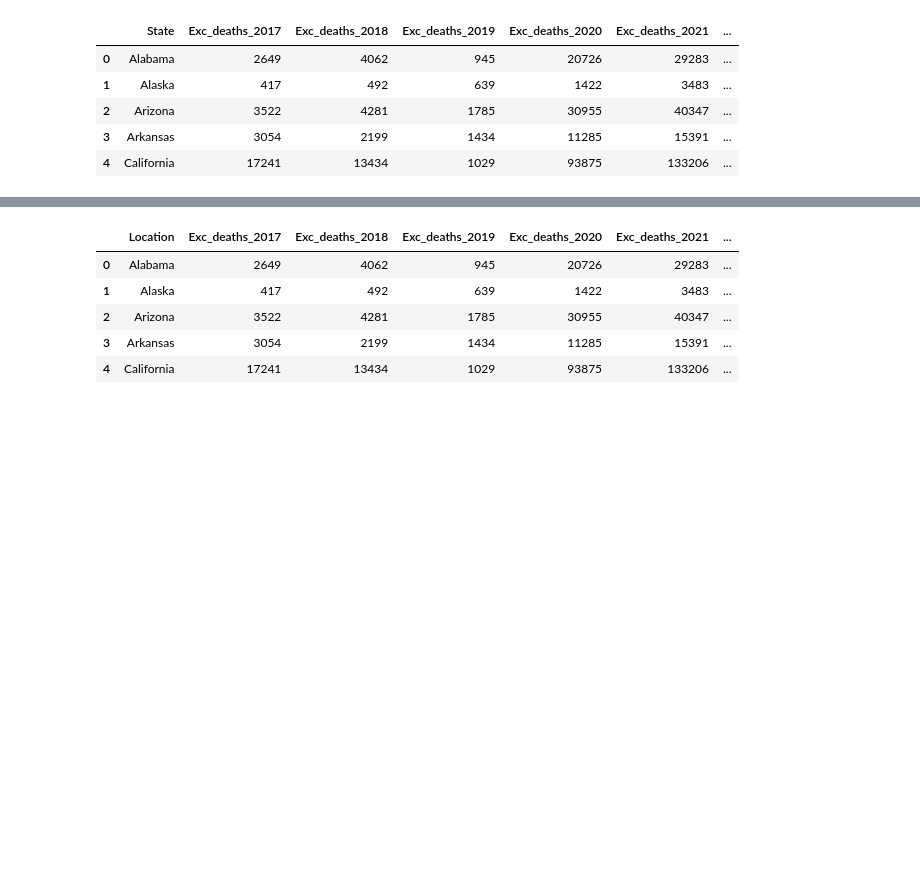
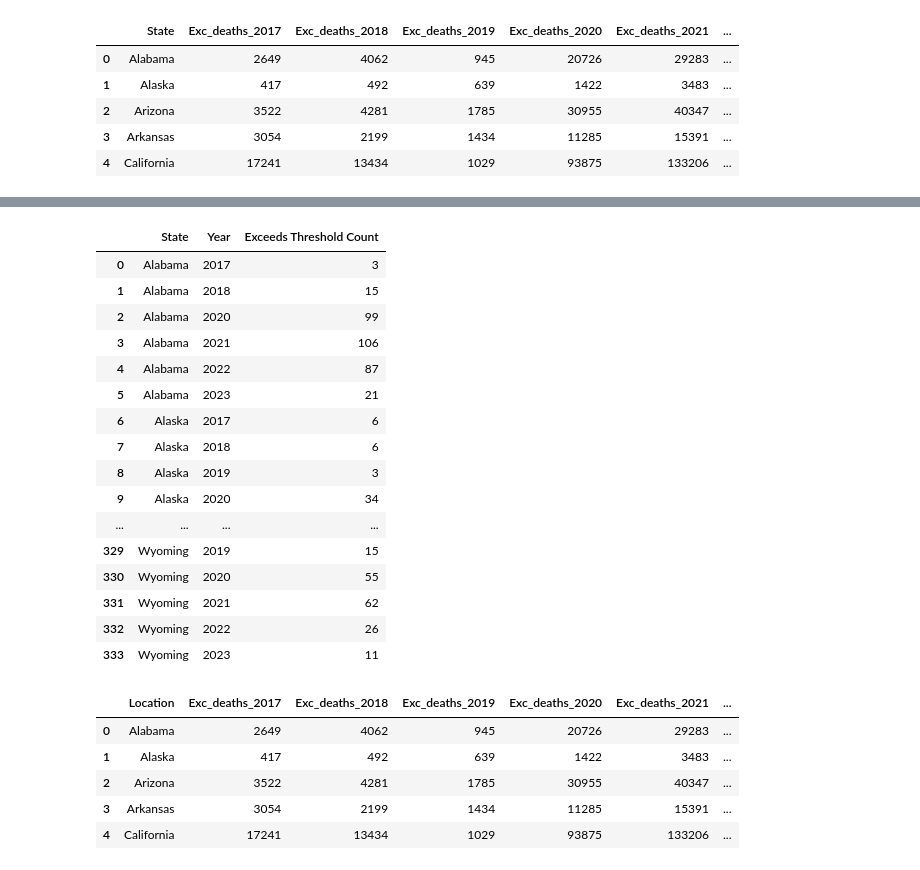
Before and after one commit to rafirahman27/Preparing_for_the_next_Pandemic, a Jupyter notebook: Rafi.ipynb, the cells around one changed output, grey strips where cells are left out. Drawn from its saved outputs; the diff is of its cells as text; code cells hidden in the pictures; blank space fills up the shorter version.

```diff
--- a/Rafi.ipynb
+++ b/Rafi.ipynb
@@ -138,3 +171,28 @@ exceeds_threshold.head()
+# %%
+deaths["Week Ending Date"] = pd.to_datetime(deaths["Week Ending Date"])
+deaths["Year"] = deaths["Week Ending Date"].dt.year
+exceeds_threshold = deaths[deaths["Exceeds Threshold"] == True]
+result = exceeds_threshold.groupby(["State", "Year"]).size().reset_index(name="Exceeds Threshold Count")
+
+result
+# %% [output]
+|  | State | Year | Exceeds Threshold Count |
+| 0 | Alabama | 2017 | 3 |
+| 1 | Alabama | 2018 | 15 |
+| 2 | Alabama | 2020 | 99 |
+| 3 | Alabama | 2021 | 106 |
+| 4 | Alabama | 2022 | 87 |
+| 5 | Alabama | 2023 | 21 |
+| 6 | Alaska | 2017 | 6 |
+| 7 | Alaska | 2018 | 6 |
+| 8 | Alaska | 2019 | 3 |
+| 9 | Alaska | 2020 | 34 |
+| ... | ... | ... | ... |
+| 329 | Wyoming | 2019 | 15 |
+| 330 | Wyoming | 2020 | 55 |
+| 331 | Wyoming | 2021 | 62 |
+| 332 | Wyoming | 2022 | 26 |
+| 333 | Wyoming | 2023 | 11 |
 # %%
 # Merging the data
 finaldeaths = pd.merge(excess_deaths, exceeds_threshold, how='left')
```
Also changed, not shown: parts of 42 cells of this notebook.
